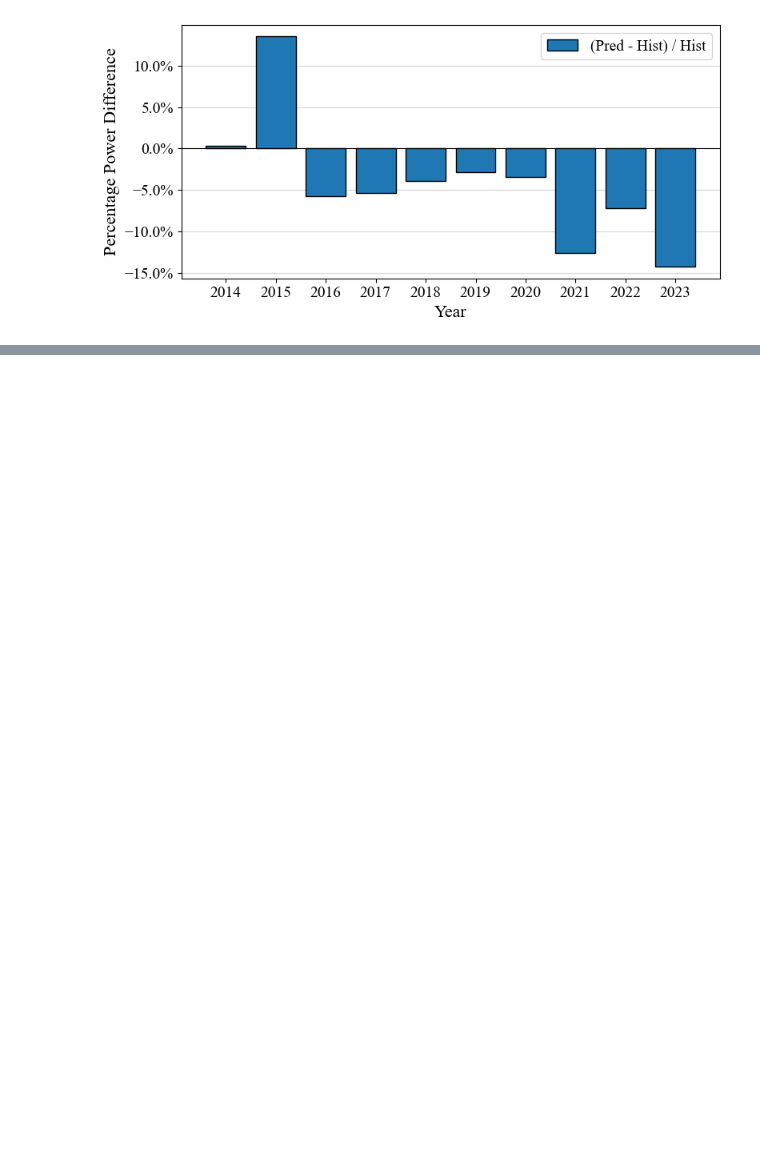
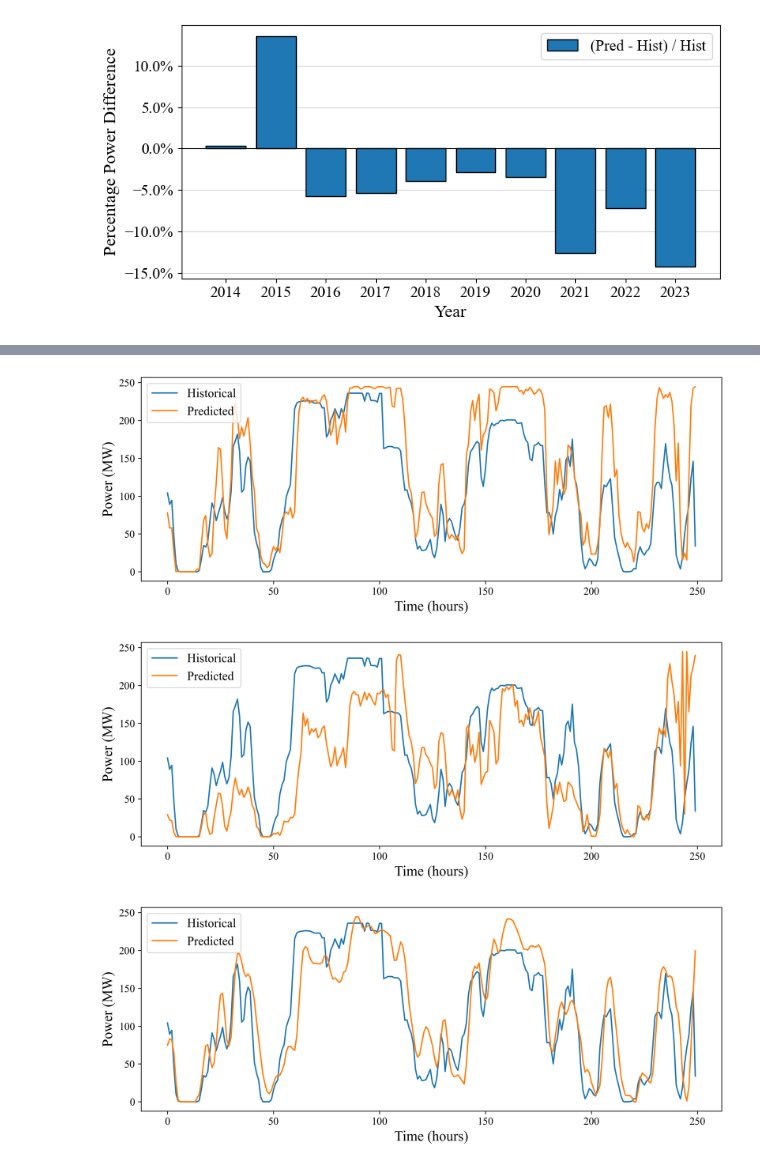
Before and after one commit to davidvalenta-dev/deep-wind-model-dispatch, a Jupyter notebook: power_model/evaluation/evaluate_models.ipynb, the cells around one changed output, grey strips where cells are left out. Saved outputs shown, nothing was run; the diff lists cells and outputs as text; code cells hidden in the pictures; blank space fills up the shorter version.

```diff
--- a/power_model/evaluation/evaluate_models.ipynb
+++ b/power_model/evaluation/evaluate_models.ipynb
@@ -418,0 +458,40 @@ plt.savefig('../figures/annual_power_diff.png', bbox_inches='tight', dpi=300)
+# %%
+# time series
+plt.figure(figsize=(10, 4), dpi=300)
+plt.plot(rnn['power'][12000:12250].reset_index(drop=True), label='Historical')
+plt.plot(trad['preds'][12000:12250].reset_index(drop=True), label='Predicted')
+# plt.plot(prob['preds'][12000:12250].reset_index(drop=True), label='Probabilistic')
+# plt.plot(rnn['preds'][12000:12250].reset_index(drop=True), label='NQF-RNN')
+plt.xlabel('Time (hours)', fontsize=16)
+plt.ylabel('Power (MW)', fontsize=16)
+plt.xticks(fontsize=12)
+plt.yticks(fontsize=12)
+plt.legend(loc='upper left', fontsize=14)
+plt.tight_layout()
+plt.show()
+
+plt.figure(figsize=(10, 4), dpi=300)
+plt.plot(rnn['power'][12000:12250].reset_index(drop=True), label='Historical')
+plt.plot(prob['preds'][12000:12250].reset_index(drop=True), label='Predicted')
+plt.xlabel('Time (hours)', fontsize=16)
+plt.ylabel('Power (MW)', fontsize=16)
+plt.xticks(fontsize=12)
+plt.yticks(fontsize=12)
+plt.legend(loc='upper left', fontsize=14)
+plt.tight_layout()
+plt.show()
+
+plt.figure(figsize=(10, 4), dpi=300)
+plt.plot(rnn['power'][12000:12250].reset_index(drop=True), label='Historical')
+plt.plot(rnn['preds'][12000:12250].reset_index(drop=True), label='Predicted')
+plt.xlabel('Time (hours)', fontsize=16)
+plt.ylabel('Power (MW)', fontsize=16)
+plt.xticks(fontsize=12)
+plt.yticks(fontsize=12)
+plt.legend(loc='upper left', fontsize=14)
+plt.tight_layout()
+plt.show()
+# %% [output]
+[figure, added]
+[figure, added]
+[figure, added]
```
Also changed, not shown: parts of 53 cells of this notebook, 12 other files.
